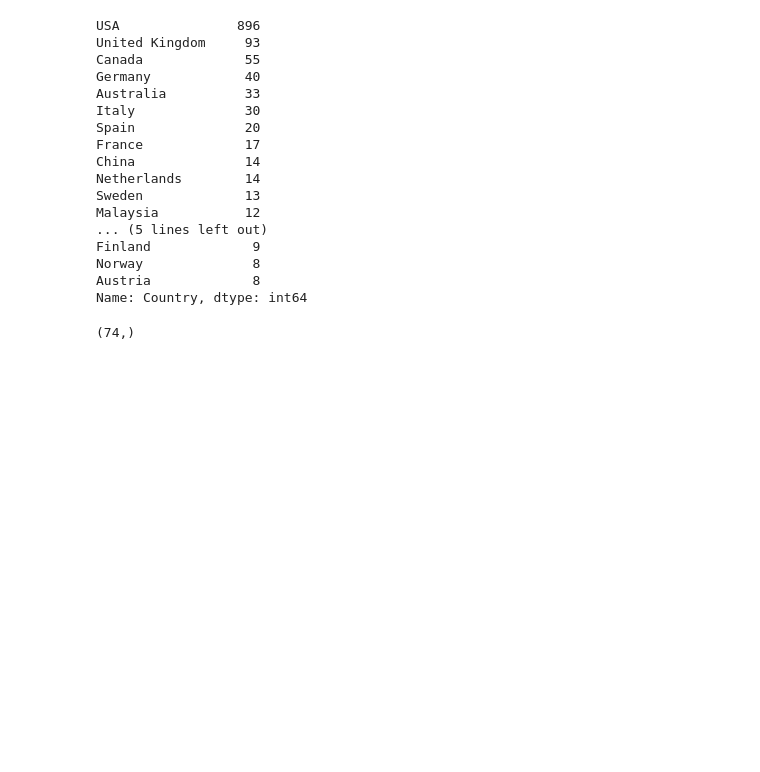
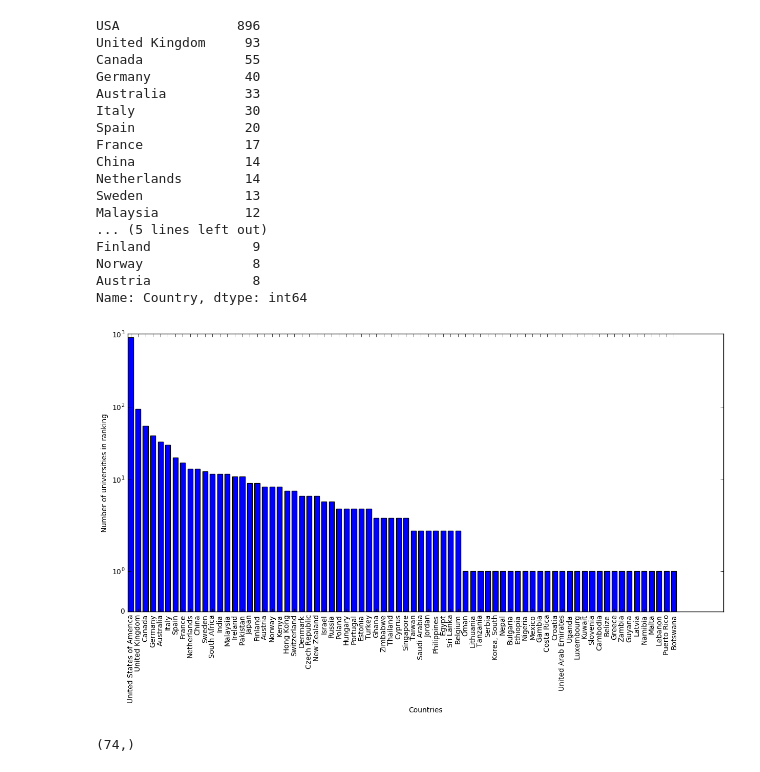
Before and after one commit to fearnleymartin/world-university-rankings, a Jupyter notebook: alternative_university_ranking_project.ipynb, the cells around one changed output. Drawn from its saved outputs; the diff is of its cells as text; code cells hidden in the pictures; blank space fills up the shorter version.

```diff
--- a/alternative_university_ranking_project.ipynb
+++ b/alternative_university_ranking_project.ipynb
@@ -151,6 +151,16 @@ Finland             9
 Norway              8
 Austria             8
 Name: Country, dtype: int64
+# %%
+country_data = weighted_rankings['Country'].replace(to_replace=states,value='United States of America').value_counts()
+figure_countries = plt.figure(figsize=(15,7))
+plt.bar(np.arange(country_data.shape[0]),country_data, 0.7)
+plt.xlabel('Countries')
+plt.ylabel('Number of universities in ranking')
+x = plt.xticks(np.arange(country_data.shape[0]) + 0.7 / 2, country_data.keys(), rotation='vertical')
+plt.yscale('symlog')
+# %% [output]
+[figure, added]
 # %%
 weighted_rankings.replace(to_replace=states,value='United States of America').groupby('Country').size().shape
 # %% [output]
```
Also changed, not shown: parts of 2 cells of this notebook, 5 other files.
